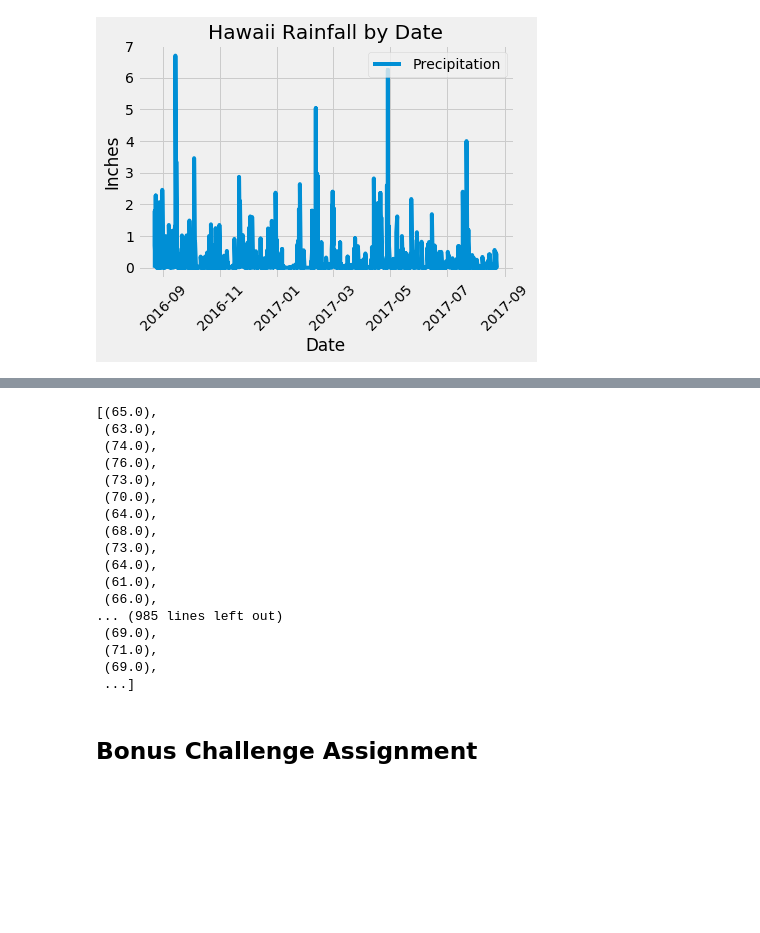
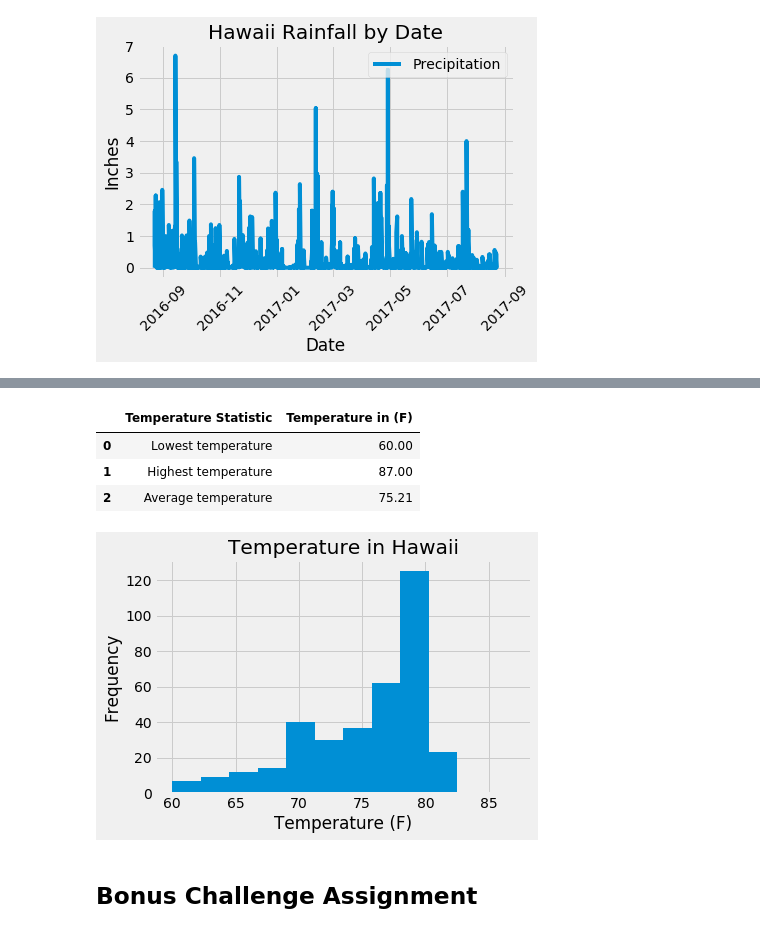
Before and after one commit to jeremyhamley/sqlalchemy-challenge, a Jupyter notebook: sqlalchemy_hawaii.ipynb, the cells around one changed output, grey strips where cells are left out. Cells and saved outputs as stored; diff of their text form; code cells hidden in the pictures; blank space fills up the shorter version.

```diff
--- a/sqlalchemy_hawaii.ipynb
+++ b/sqlalchemy_hawaii.ipynb
@@ -139,29 +140,47 @@ session.query((Measurement.station), func.count(Measurement.station).label('stat
-# %%
-# Using the station id from the previous query, calculate the lowest temperature recorded,
-# highest temperature recorded, and average temperature of the most active station?
-
-session.query(Measurement.tobs).filter(Measurement.station == 'USC00519397').all()
-# %% [output]
-[(65.0),
- (63.0),
- (74.0),
- (76.0),
- (73.0),
- (70.0),
- (64.0),
- (68.0),
- (73.0),
- (64.0),
- (61.0),
- (66.0),
-... (985 lines left out)
- (69.0),
- (71.0),
- (69.0),
- ...]
+# %%
+# Using the station id from the previous query, calculate the lowest temperature recorded,
+# highest temperature recorded, and average temperature of the most active station?
+station_filter = Measurement.station == 'USC00519397'
+
+min_temp = session.query(func.min(Measurement.tobs)).filter(station_filter).filter(date_filter).all()
+max_temp = session.query(func.max(Measurement.tobs)).filter(station_filter).filter(date_filter).all()
+avg_temp = session.query(func.avg(Measurement.tobs)).filter(station_filter).filter(date_filter).all()
+
+min_t= [temp[0] for temp in min_temp]
+min_t= min_t[0]
+
+max_t= [temp[0] for temp in max_temp]
+max_t= max_t[0]
+
+avg_t= [temp[0] for temp in avg_temp]
+avg_t= round(avg_t[0],2)
+
+temp_stats_df = pd.DataFrame({"Temperature Statistic": ["Lowest temperature", "Highest temperature", "Average temperature"],
+                                 "Temperature in (F)": [min_t, max_t, avg_t]
+                                })
+temp_stats_df
+# %% [output]
+|  | Temperature Statistic | Temperature in (F) |
+| 0 | Lowest temperature | 60.00 |
+| 1 | Highest temperature | 87.00 |
+| 2 | Average temperature | 75.21 |
 # %%
 # Choose the station with the highest number of temperature observations.
 # Query the last 12 months of temperature observation data for this station and plot the results as a histogram
+temp_list = []
+
+
+last_year_temp = session.query(Measurement.tobs).filter(station_filter).filter(date_filter).all()
+for temps in last_year_temp:
+    temp_list.append(temps[0])
+
+plt.hist(temp_list, 12)
+plt.title('Temperature in Hawaii')
+plt.xlabel('Temperature (F)')
+plt.ylabel('Frequency')
+plt.show()
+# %% [output]
+[figure, added]
 # %% [markdown]
 ## Bonus Challenge Assignment
 # %%
```
Also changed, not shown: parts of 3 cells of this notebook.
